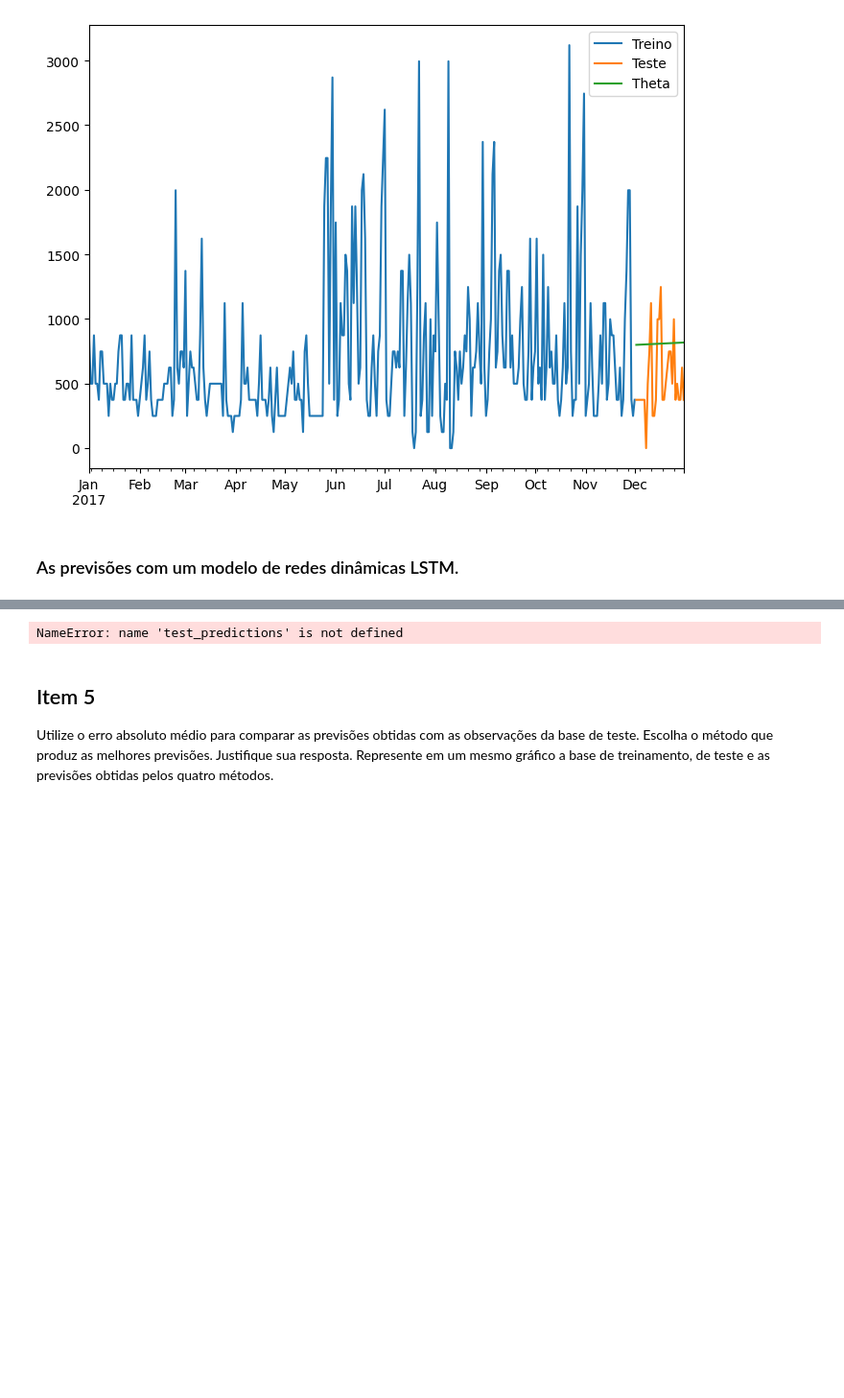
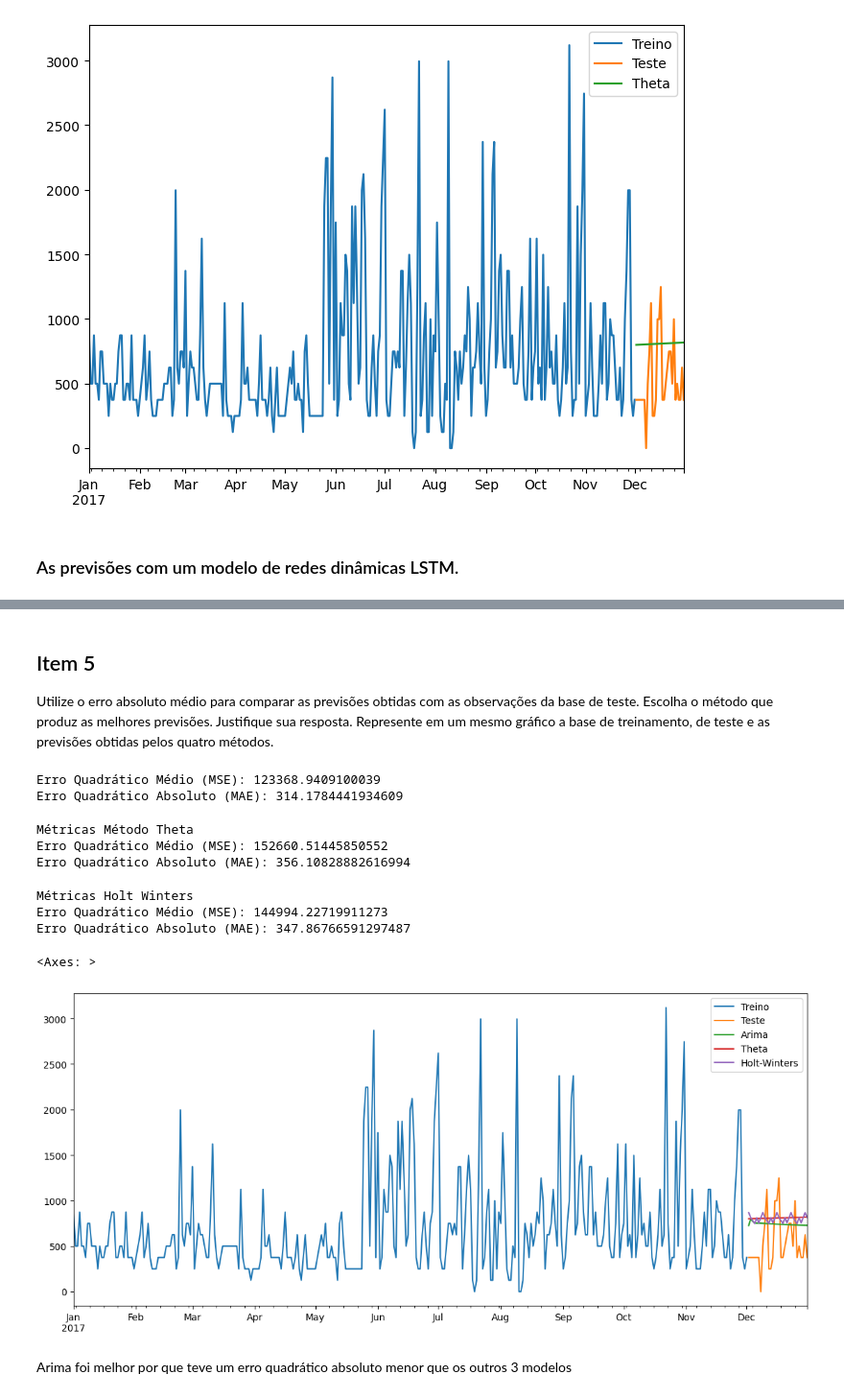
Before and after one commit to Felisouza/MBA_data_science, a Jupyter notebook: 3. Aprendizado dinâmico/Avaliação Final/Prova_Final_AD_2024.ipynb, the cells around one changed output, grey strips where cells are left out. Shown at 96% size. Drawn from its saved outputs; the diff is of its cells as text; code cells hidden in the pictures; blank space fills up the shorter version.

```diff
--- a/3. Aprendizado dinâmico/Avaliação Final/Prova_Final_AD_2024.ipynb
+++ b/3. Aprendizado dinâmico/Avaliação Final/Prova_Final_AD_2024.ipynb
@@ -195,5 +210,5 @@ Utilizando a base de treinamento de monóxido de carbono registrado, obtenha:
 from statsmodels.tsa.holtwinters import ExponentialSmoothing
 # %%
 ajustado_HW = ExponentialSmoothing(treino['Valor'],trend='add',seasonal='add',seasonal_periods=7).fit()
-predito_HW = ajustado_HW.forecast(30).rename('Previsão Holt-Winters')
+holt_winters = ajustado_HW.forecast(30).rename('Previsão Holt-Winters')
 # %%
@@ -321,7 +323,7 @@ from statsmodels.tsa.forecasting.theta import ThetaModel
 # %%
 
 res = ThetaModel(treino['Valor'],deseasonalize=True,period=7).fit()
-fcast = res.forecast(30)
+fcast_theta = res.forecast(30)
 # %%
 treino['Valor'].plot(legend=True,label='Treino')
 teste['Valor'].plot(legend=True,label='Teste',figsize=(8,6));
@@ -441,4 +401,0 @@ IndexError: too many indices for array: array is 1-dimensional, but 2 were index
-# %%
-true_predictions = scaler.inverse_transform(test_predictions)
-# %% [output]
-NameError: name 'test_predictions' is not defined
@@ -470,0 +409,46 @@ Utilize o erro absoluto médio para comparar as previsões obtidas com as observ
+# %%
+y_true = teste['Valor']
+y_pred = fcast_arima
+mse = mean_squared_error(y_true, y_pred)
+mae = mean_absolute_error(y_true, y_pred)
+print('Métricas ARIMA')
+print(f'Erro Quadrático Médio (MSE): {mse}')
+print(f'Erro Quadrático Absoluto (MAE): {mae}')
+# %% [output]
+Erro Quadrático Médio (MSE): 123368.9409100039
+Erro Quadrático Absoluto (MAE): 314.1784441934609
+# %%
+# y_true = teste['Valor']
+y_pred = fcast_theta
+mse = mean_squared_error(y_true, y_pred)
+mae = mean_absolute_error(y_true, y_pred)
+print('Métricas Método Theta')
+print(f'Erro Quadrático Médio (MSE): {mse}')
+print(f'Erro Quadrático Absoluto (MAE): {mae}')
+# %% [output]
+Métricas Método Theta
+Erro Quadrático Médio (MSE): 152660.51445850552
+Erro Quadrático Absoluto (MAE): 356.10828882616994
+# %%
+y_true = teste['Valor']
+y_pred = holt_winters
+mse = mean_squared_error(y_true, y_pred)
+mae = mean_absolute_error(y_true, y_pred)
+print('Métricas Holt Winters')
+print(f'Erro Quadrático Médio (MSE): {mse}')
+print(f'Erro Quadrático Absoluto (MAE): {mae}')
+# %% [output]
+Métricas Holt Winters
+Erro Quadrático Médio (MSE): 144994.22719911273
+Erro Quadrático Absoluto (MAE): 347.86766591297487
+# %%
+treino['Valor'].plot(legend=True,label='Treino')
+teste['Valor'].plot(legend=True,label='Teste',figsize=(14,6));
+fcast_arima.plot(legend=True,label='Arima')
+fcast_theta.plot(legend=True,label='Theta')
+holt_winters.plot(legend=True,label='Holt-Winters')
+# %% [output]
+<Axes: >
+[figure, added]
+# %% [markdown]
+Arima foi melhor por que teve um erro quadrático absoluto menor que os outros 3 modelos
```
Also changed, not shown: parts of 22 cells of this notebook, 3 other files.
